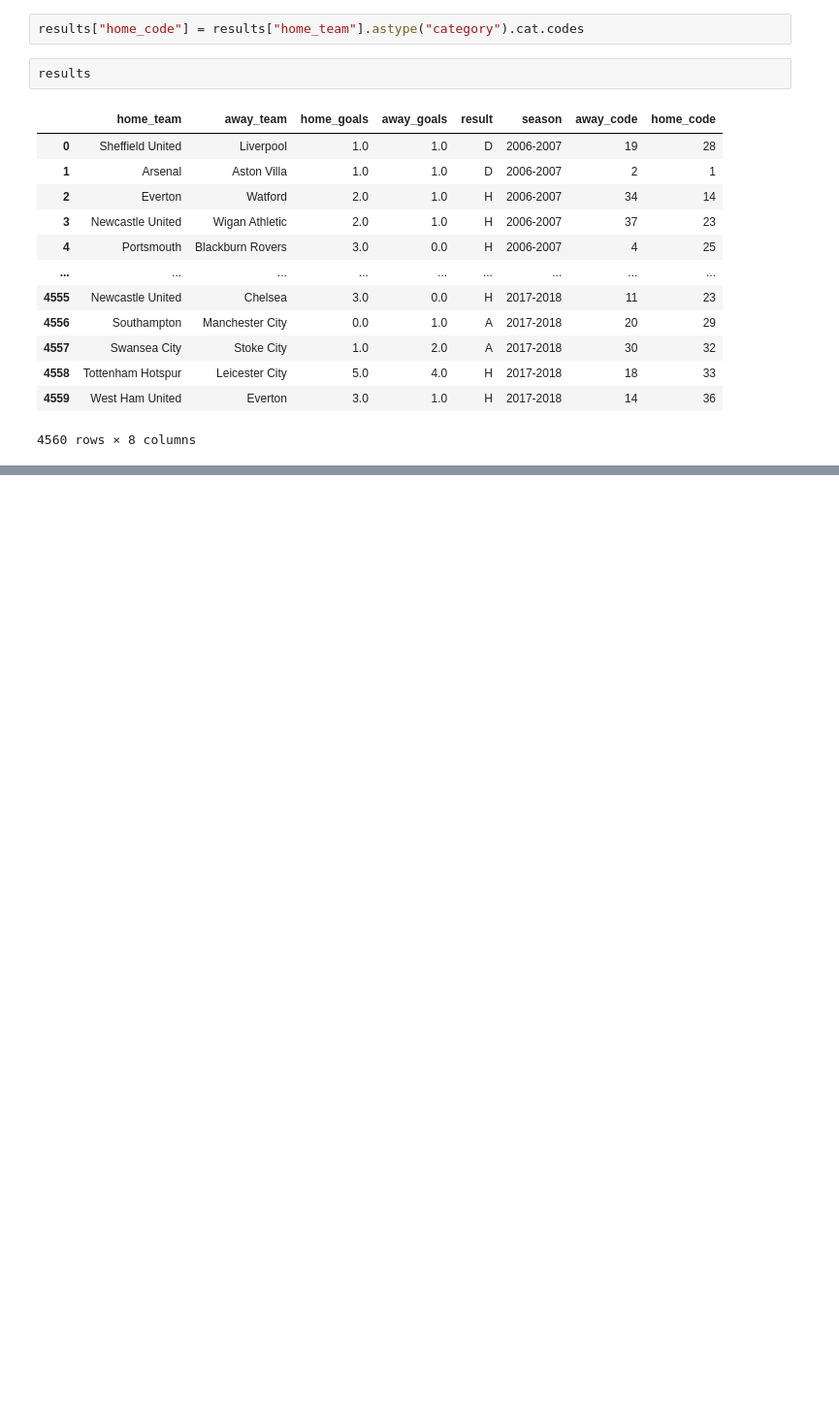
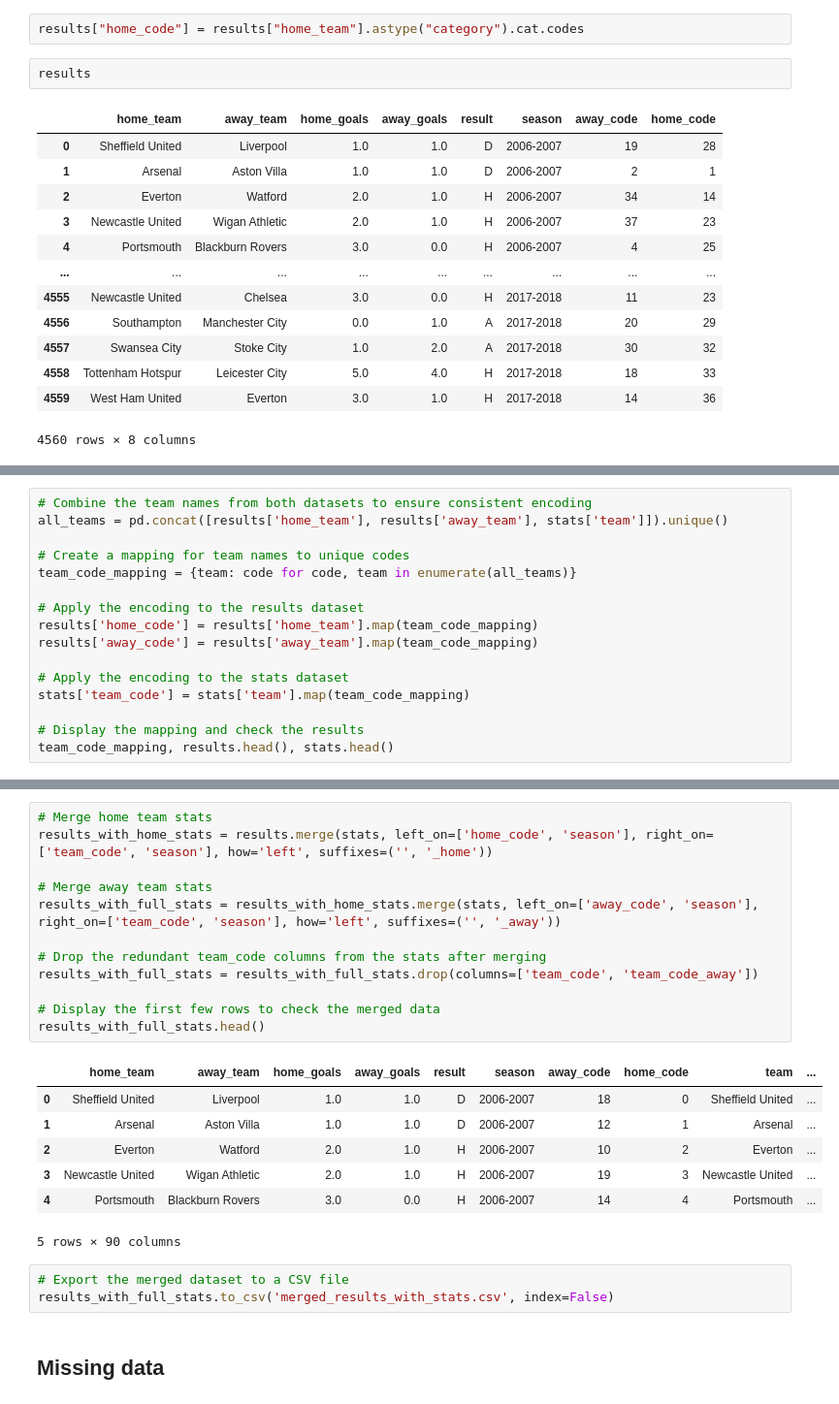
Before and after one commit to ThomasSchiolerH/Premier-League-Predictor, a Jupyter notebook: main.ipynb, the cells around one changed output, grey strips where cells are left out. Shown at 97% size. Drawn from its saved outputs; the diff is of its cells as text; blank space fills up the shorter version.

```diff
--- a/main.ipynb
+++ b/main.ipynb
@@ -133,0 +156,16 @@ results
+# %%
+# Combine the team names from both datasets to ensure consistent encoding
+all_teams = pd.concat([results['home_team'], results['away_team'], stats['team']]).unique()
+
+# Create a mapping for team names to unique codes
+team_code_mapping = {team: code for code, team in enumerate(all_teams)}
+
+# Apply the encoding to the results dataset
+results['home_code'] = results['home_team'].map(team_code_mapping)
+results['away_code'] = results['away_team'].map(team_code_mapping)
+
+# Apply the encoding to the stats dataset
+stats['team_code'] = stats['team'].map(team_code_mapping)
+
+# Display the mapping and check the results
+team_code_mapping, results.head(), stats.head()
@@ -133,0 +190,25 @@ results
+# %%
+# Merge home team stats
+results_with_home_stats = results.merge(stats, left_on=['home_code', 'season'], right_on=['team_code', 'season'], how='left', suffixes=('', '_home'))
+
+# Merge away team stats
+results_with_full_stats = results_with_home_stats.merge(stats, left_on=['away_code', 'season'], right_on=['team_code', 'season'], how='left', suffixes=('', '_away'))
+
+# Drop the redundant team_code columns from the stats after merging
+results_with_full_stats = results_with_full_stats.drop(columns=['team_code', 'team_code_away'])
+
+# Display the first few rows to check the merged data
+results_with_full_stats.head()
+# %% [output]
+|  | home_team | away_team | home_goals | away_goals | result | season | away_code | home_code | team | ... |
+| 0 | Sheffield United | Liverpool | 1.0 | 1.0 | D | 2006-2007 | 18 | 0 | Sheffield United | ... |
+| 1 | Arsenal | Aston Villa | 1.0 | 1.0 | D | 2006-2007 | 12 | 1 | Arsenal | ... |
+| 2 | Everton | Watford | 2.0 | 1.0 | H | 2006-2007 | 10 | 2 | Everton | ... |
+| 3 | Newcastle United | Wigan Athletic | 2.0 | 1.0 | H | 2006-2007 | 19 | 3 | Newcastle United | ... |
+| 4 | Portsmouth | Blackburn Rovers | 3.0 | 0.0 | H | 2006-2007 | 14 | 4 | Portsmouth | ... |
+5 rows × 90 columns
+# %%
+# Export the merged dataset to a CSV file
+results_with_full_stats.to_csv('merged_results_with_stats.csv', index=False)
+# %% [markdown]
+## Missing data
```
Also changed, not shown: parts of 16 cells of this notebook, 2 other files.
